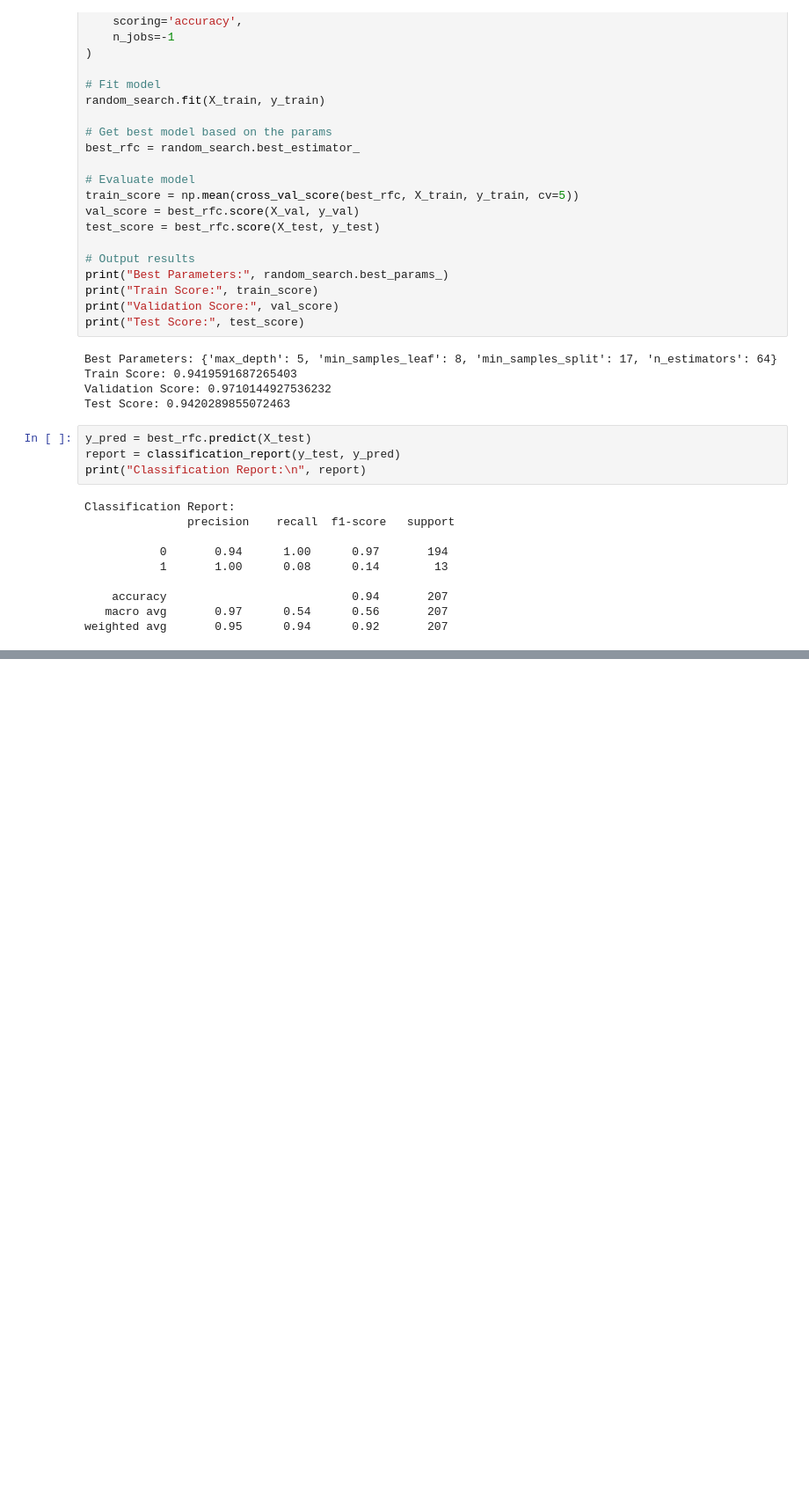
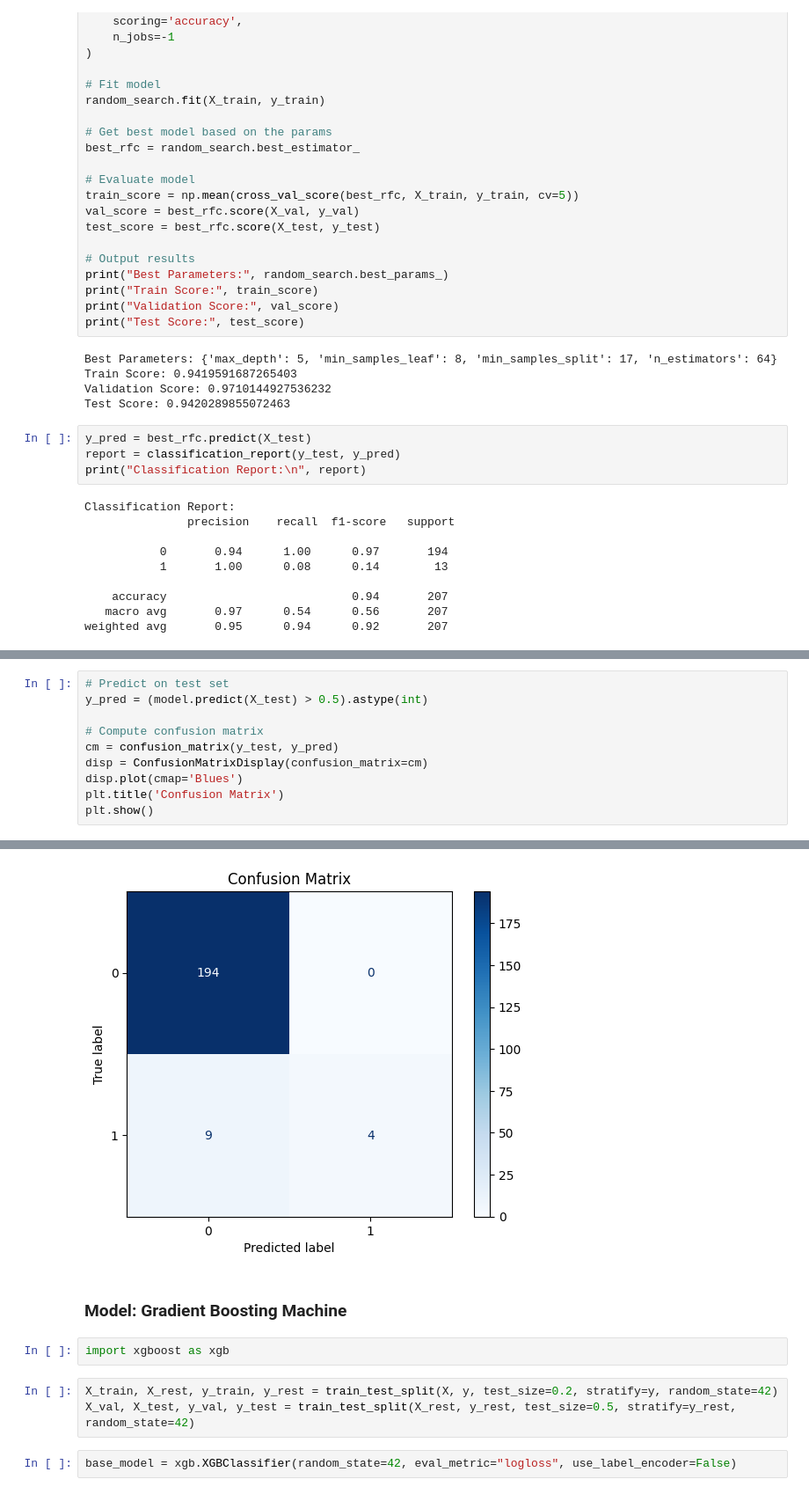
Before and after one commit to dburkhart07/Life-Expectancy-Predictor, a Jupyter notebook: Life_Expectancy_Predictor.ipynb, the cells around one changed output, grey strips where cells are left out. Shown at 88% size. Drawn from its saved outputs; the diff is of its cells as text; blank space fills up the shorter version.

```diff
--- a/Life_Expectancy_Predictor.ipynb
+++ b/Life_Expectancy_Predictor.ipynb
@@ -279,0 +220,11 @@ print("Accuracy: ", svc_accuracy)
+# %%
+# Predict on test set
+y_pred = (model.predict(X_test) > 0.5).astype(int)
+
+# Compute confusion matrix
+cm = confusion_matrix(y_test, y_pred)
+disp = ConfusionMatrixDisplay(confusion_matrix=cm)
+disp.plot(cmap='Blues')
+plt.title('Confusion Matrix')
+plt.show()
+# %% [output]
@@ -279,0 +232,10 @@ print("Accuracy: ", svc_accuracy)
+[figure, added]
+# %% [markdown]
+<h3>Model: Gradient Boosting Machine</h3>
+# %%
+import xgboost as xgb
+# %%
+X_train, X_rest, y_train, y_rest = train_test_split(X, y, test_size=0.2, stratify=y, random_state=42)
+X_val, X_test, y_val, y_test = train_test_split(X_rest, y_rest, test_size=0.5, stratify=y_rest, random_state=42)
+# %%
+base_model = xgb.XGBClassifier(random_state=42, eval_metric="logloss", use_label_encoder=False)
```
Also changed, not shown: parts of 40 cells of this notebook, 32 other files.
